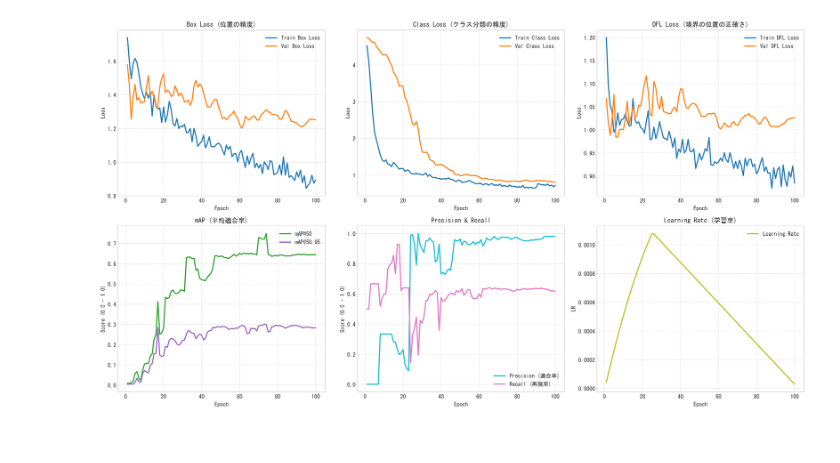
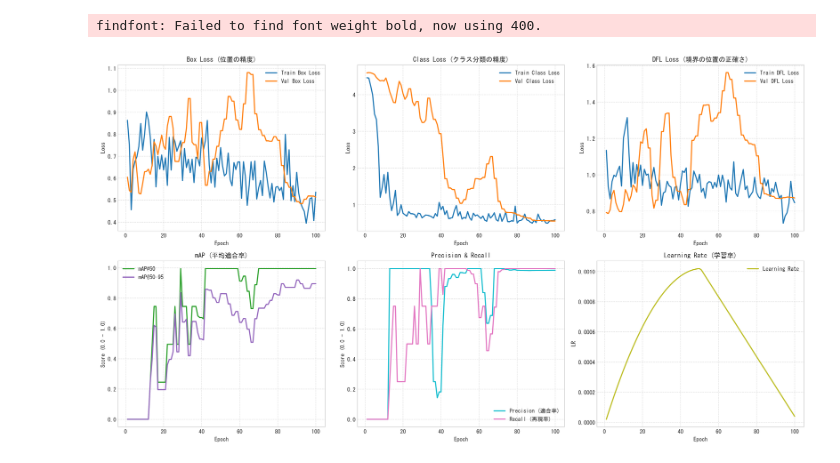
Before and after one commit to kodashimakazuki-lgtm/ImageAnalysis, a Jupyter notebook: YOLO/result.ipynb, the cells around one changed output. Drawn from its saved outputs; the diff is of its cells as text; code cells hidden in the pictures.

```diff
--- a/YOLO/result.ipynb
+++ b/YOLO/result.ipynb
@@ -4,7 +4,7 @@ import pandas as pd
 import matplotlib.pyplot as plt
 
 
-csv_path = r"C:\YOLO\YOLO\runs\detect\train-4\results.csv"
+csv_path = r"C:\YOLO\YOLO\runs\detect\train-6\results.csv"
 df = pd.read_csv(csv_path)
 
 df.columns = df.columns.str.strip()
@@ -46,32 +46,33 @@ axes[0, 2].grid(True, linestyle='--', alpha=0.6)
 axes[1, 0].plot(df['epoch'], df['metrics/mAP50(B)'], label='mAP@50', color='#2ca02c', linewidth=2)
 axes[1, 0].plot(df['epoch'], df['metrics/mAP50-95(B)'], label='mAP@50-95', color='#9467bd', linewidth=2)
 axes[1, 0].set_title('mAP (平均適合率)', fontsize=12, fontweight='bold')
 axes[1, 0].set_xlabel('Epoch')
 axes[1, 0].set_ylabel('Score (0.0 - 1.0)')
 axes[1, 0].legend()
 axes[1, 0].grid(True, linestyle='--', alpha=0.6)
 
 #Precision,Recall
 axes[1, 1].plot(df['epoch'], df['metrics/precision(B)'], label='Precision (適合率)', color='#17becf', linewidth=2)
 axes[1, 1].plot(df['epoch'], df['metrics/recall(B)'], label='Recall (再現率)', color='#e377c2', linewidth=2)
 axes[1, 1].set_title('Precision & Recall', fontsize=12, fontweight='bold')
 axes[1, 1].set_xlabel('Epoch')
 axes[1, 1].set_ylabel('Score (0.0 - 1.0)')
 axes[1, 1].legend()
 axes[1, 1].grid(True, linestyle='--', alpha=0.6)
 
 #Learning Rate
 if 'lr/pg0' in df.columns:
     axes[1, 2].plot(df['epoch'], df['lr/pg0'], label='Learning Rate', color='#bcbd22', linewidth=2)
 axes[1, 2].set_title('Learning Rate (学習率)', fontsize=12, fontweight='bold')
 axes[1, 2].set_xlabel('Epoch')
 axes[1, 2].set_ylabel('LR')
 axes[1, 2].legend()
 axes[1, 2].grid(True, linestyle='--', alpha=0.6)
 
 plt.tight_layout()
-save_path = r"C:\YOLO\YOLO\runs\detect\train-4\custom_results.png"
+save_path = r"C:\YOLO\YOLO\runs\detect\train-6\custom_results.png"
 plt.savefig(save_path, bbox_inches='tight')
 plt.show()
 # %% [output]
+findfont: Failed to find font weight bold, now using 400.
-[figure, old version]
+[figure, new version]
```
Also changed, not shown: 22 other files.
